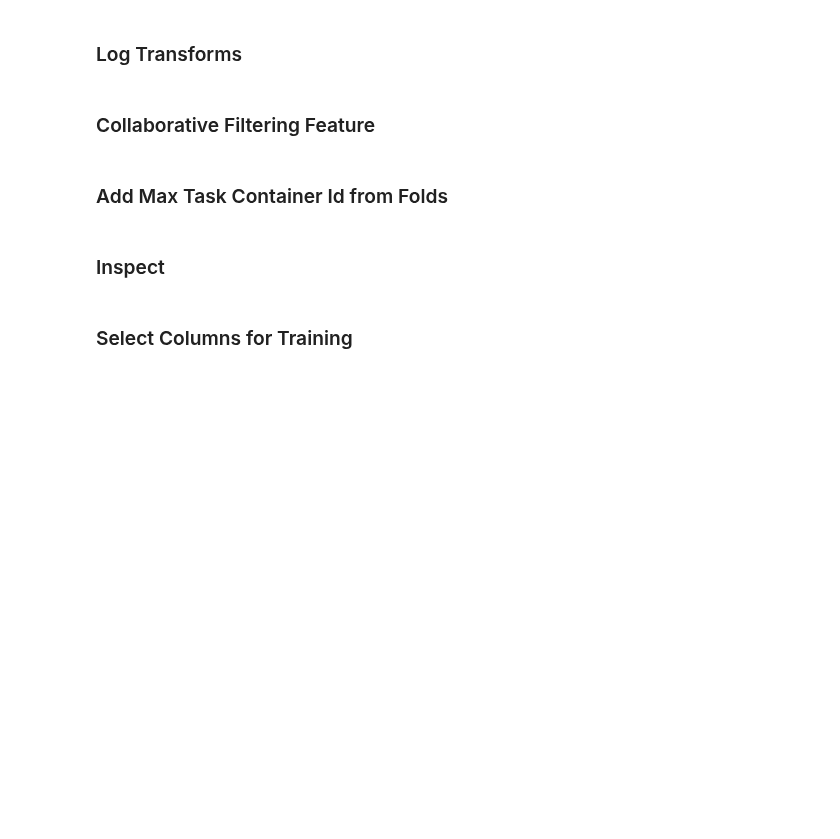
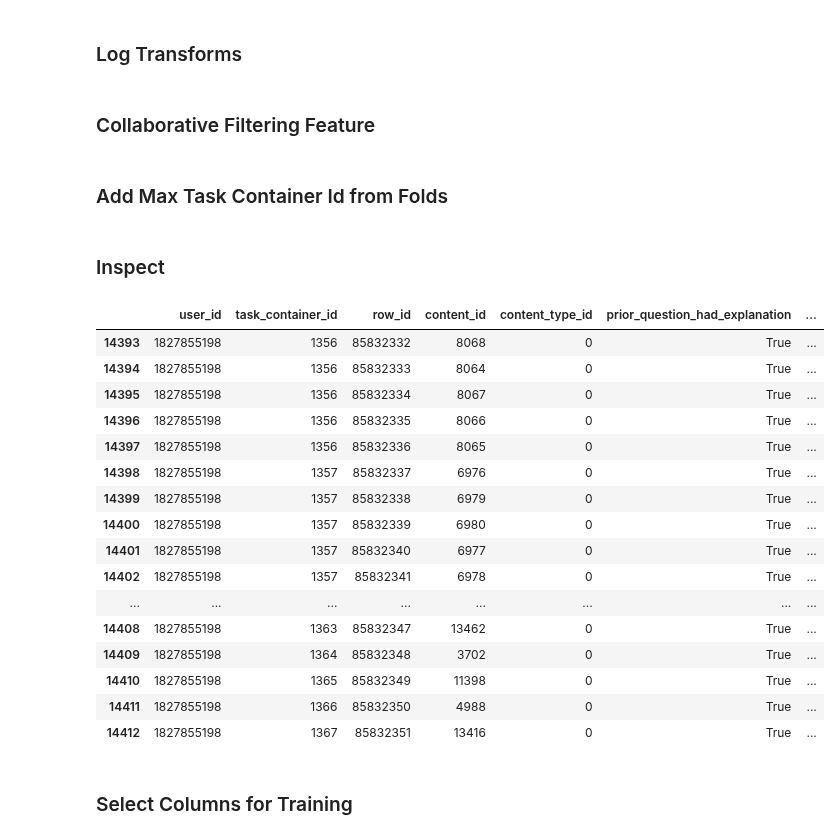
Before and after one commit to CalebEverett/riiid_2020, a Jupyter notebook: riiid_2020_new.ipynb, the cells around one changed output. Cells and saved outputs as stored; diff of their text form; code cells hidden in the pictures; blank space fills up the shorter version.

```diff
--- a/riiid_2020_new.ipynb
+++ b/riiid_2020_new.ipynb
@@ -725,14 +727,14 @@ win_minutes = [1, 5, 10, 60, 300, 1440, 10800, 43200] #minutes
 # prediction api. Current is captured in feature calculated at prediction time for record
 # being predicted.
 calc_list_q_1 = [
-    'IFNULL(CAST(AVG(ts_delta) OVER({win_label}) AS INT64), -1) ts_delta_rollavg_{win_minute:05d}',
-    'IFNULL(CAST(AVG(prior_question_elapsed_time) OVER({win_label}) AS INT64), -1) pqet_rollavg_{win_minute:05d}',
-    'IFNULL(CAST(AVG(SAFE_DIVIDE(answered_correctly * 100, CAST(content_type_id = 0 AS INT64))) OVER ({win_label}) AS INT64), -1) ac_rollsum_pct_{win_minute:05d}',
-    'IFNULL(SUM(CAST(content_type_id = 0 AS INT64)) OVER ({win_label}), -1) r_rollcnt_{win_minute:05d}'
+    'IFNULL(IF({win_minute} > timestamp / 60000, -1, CAST(AVG(ts_delta) OVER({win_label}) AS INT64)), -1) ts_delta_rollavg_{win_minute:05d}',
+    'IFNULL(IF({win_minute} > timestamp / 60000, -1, CAST(AVG(prior_question_elapsed_time) OVER({win_label}) AS INT64)), -1) pqet_rollavg_{win_minute:05d}',
+    'IFNULL(IF({win_minute} > timestamp / 60000, -1, CAST(AVG(SAFE_DIVIDE(answered_correctly * 100, CAST(content_type_id = 0 AS INT64))) OVER ({win_label}) AS INT64)), -1) ac_rollsum_pct_{win_minute:05d}',
+    'IFNULL(IF({win_minute} > timestamp / 60000, -1, SUM(CAST(content_type_id = 0 AS INT64)) OVER ({win_label})), 0) r_rollcnt_{win_minute:05d}'
 ]
 
 calc_list_l = [
-    'IFNULL(SUM(content_type_id) OVER ({win_label}), -1) l_rollcnt_{win_minute:05d}',
+    'IFNULL(IF({win_minute} > timestamp / 60000, -1, SUM(content_type_id) OVER ({win_label})), 0) l_rollcnt_{win_minute:05d}',
 ]
 
 # dtypes here means they won't be added to schemas
@@ -754,6 +756,6 @@ print(*Q.update_roll_stats(win_lens, calc_list_q_1, n_prec=1, table_id='roll_sta
 # %%
-if False:
+if True:
     table_id_r = 'roll_stats'
     qj = bqh.run_query(*Q.create_roll_stats(table_id=table_id_r), wait=True)
-    qj = bqh.run_query(*Q.update_roll_stats(win_lens, calc_list_q_1, n_prec=1, table_id=table_id_r, excl_l=True), wait=True)
-    qj = bqh.run_query(*Q.update_roll_stats(win_lens, calc_list_l, n_prec=1, table_id=table_id_r, excl_l=False), wait=True)
+    qj = bqh.run_query(*Q.update_roll_stats(win_minutes, calc_list_q_1, n_prec=1, table_id=table_id_r, excl_l=True), wait=True)
+    qj = bqh.run_query(*Q.update_roll_stats(win_minutes, calc_list_l, n_prec=1, table_id=table_id_r, excl_l=False), wait=True)
@@ -1260,7 +1273,7 @@ if True:
 # %% [markdown]
 ### Inspect
 # %%
-if False:
+if True:
 
     base_cols = [
             'user_id',
@@ -1305,35 +1318,53 @@ if False:
               'tags_pqet_avg'
     ]
 
     time_cols = [
             'prior_question_elapsed_time',
             'ts_minute',
             'session_minute_max',
             'pqet_sec',
             'pqet_sec_rollavg',
             'session'
     ]
 
-    roll_col = 'r_rollcnt'
+    roll_col = 'ac_rollsum_pct'
     roll_cols = [f'{roll_col}_{w:05d}' for w in win_minutes]
 
 #     ewma_cols = [c for c in dtypes if 'ewma' in c]
 
     top_cid_cols = [c for c in dtypes if 'top_cid' in c]
 
     pqet_cols = [c for c in dtypes if 'pqet' in c]
 
 #     df_test = bqh.get_df_query_gcs(("""
 #         SELECT *
 #         FROM data.train t
 #         JOIN data.content_tags c
 #         ON t.ql_id = c.ql_id AND t.user_id IN (115, 124, 1827855198, 1066383521)
 #         LEFT JOIN data.roll_stats r
 #         ON t.row_id = r.row_id_r
 #         ORDER BY user_id, task_container_id, row_id
 #         """, '_test_'),dtypes=None, file_format='json')
 
-df_test[base_cols + roll_cols][df_test.user_id == 1827855198].head(20)
+df_test[base_cols + roll_cols][df_test.user_id == 1827855198].tail(20)
+# %% [output]
+|  | user_id | task_container_id | row_id | content_id | content_type_id | prior_question_had_explanation | ... |
+| 14393 | 1827855198 | 1356 | 85832332 | 8068 | 0 | True | ... |
+| 14394 | 1827855198 | 1356 | 85832333 | 8064 | 0 | True | ... |
+| 14395 | 1827855198 | 1356 | 85832334 | 8067 | 0 | True | ... |
+| 14396 | 1827855198 | 1356 | 85832335 | 8066 | 0 | True | ... |
+| 14397 | 1827855198 | 1356 | 85832336 | 8065 | 0 | True | ... |
+| 14398 | 1827855198 | 1357 | 85832337 | 6976 | 0 | True | ... |
+| 14399 | 1827855198 | 1357 | 85832338 | 6979 | 0 | True | ... |
+| 14400 | 1827855198 | 1357 | 85832339 | 6980 | 0 | True | ... |
+| 14401 | 1827855198 | 1357 | 85832340 | 6977 | 0 | True | ... |
+| 14402 | 1827855198 | 1357 | 85832341 | 6978 | 0 | True | ... |
+| ... | ... | ... | ... | ... | ... | ... | ... |
+| 14408 | 1827855198 | 1363 | 85832347 | 13462 | 0 | True | ... |
+| 14409 | 1827855198 | 1364 | 85832348 | 3702 | 0 | True | ... |
+| 14410 | 1827855198 | 1365 | 85832349 | 11398 | 0 | True | ... |
+| 14411 | 1827855198 | 1366 | 85832350 | 4988 | 0 | True | ... |
+| 14412 | 1827855198 | 1367 | 85832351 | 13416 | 0 | True | ... |
 # %%
 assert df_test.content_type_id.sum() > 0, \
         'there should be some lectures in the test set'
```
Also changed, not shown: parts of 14 cells of this notebook, 1 other file.
